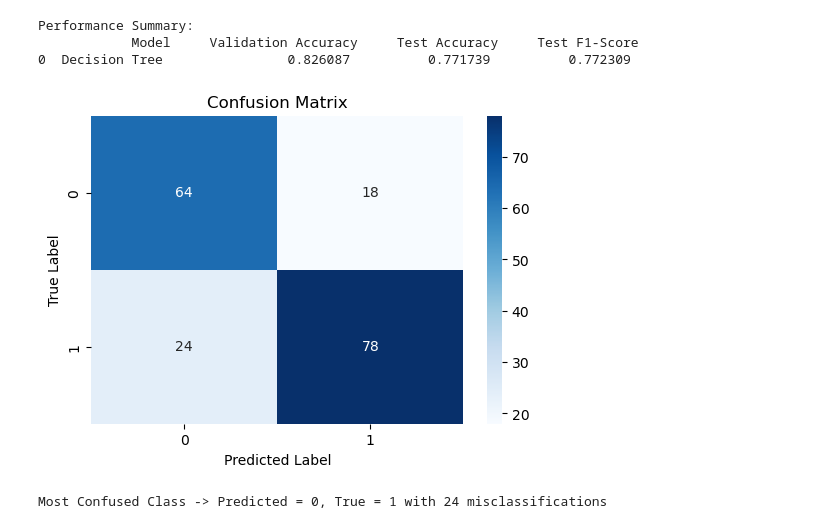
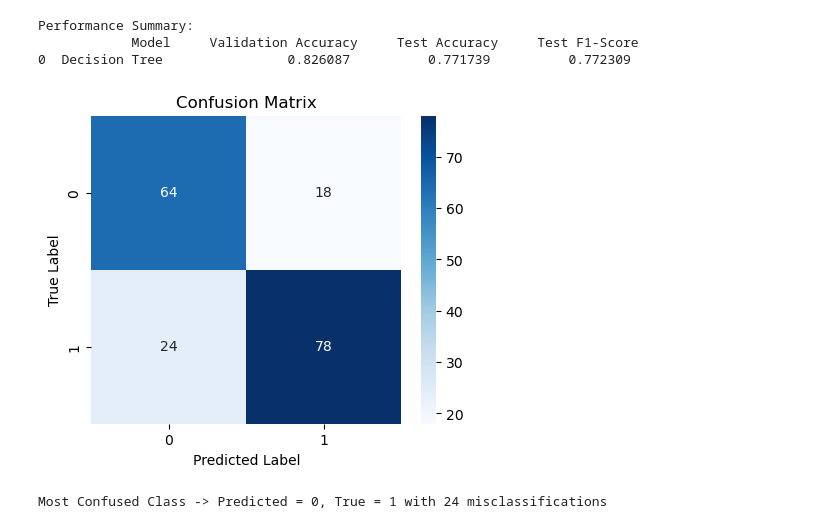
Before and after one commit to Rawan-M-Said/ML-Lab-1, a Jupyter notebook: lab_1.ipynb, the cells around one changed output. Drawn from its saved outputs; the diff is of its cells as text; code cells hidden in the pictures.

```diff
--- a/lab_1.ipynb
+++ b/lab_1.ipynb
@@ -177,14 +177,14 @@ Performance Summary:
 # %%
 # Confusion Matrix
 cm = confusion_matrix(y_test, dec_y_test_pred)
-plt.figure(figsize=(6, 4))
+plt.figure(figsize=(5, 4))
 sns.heatmap(cm, annot=True, fmt='d', cmap='Blues')
 plt.xlabel("Predicted Label")
 plt.ylabel("True Label")
 plt.title("Confusion Matrix")
 plt.show()
 # %% [output]
-[figure, old version]
+[figure, new version]
 # %%
 # Finding the Most Confusing Classes
 np.fill_diagonal(cm, 0)
```
Also changed, not shown: parts of 8 cells of this notebook.
